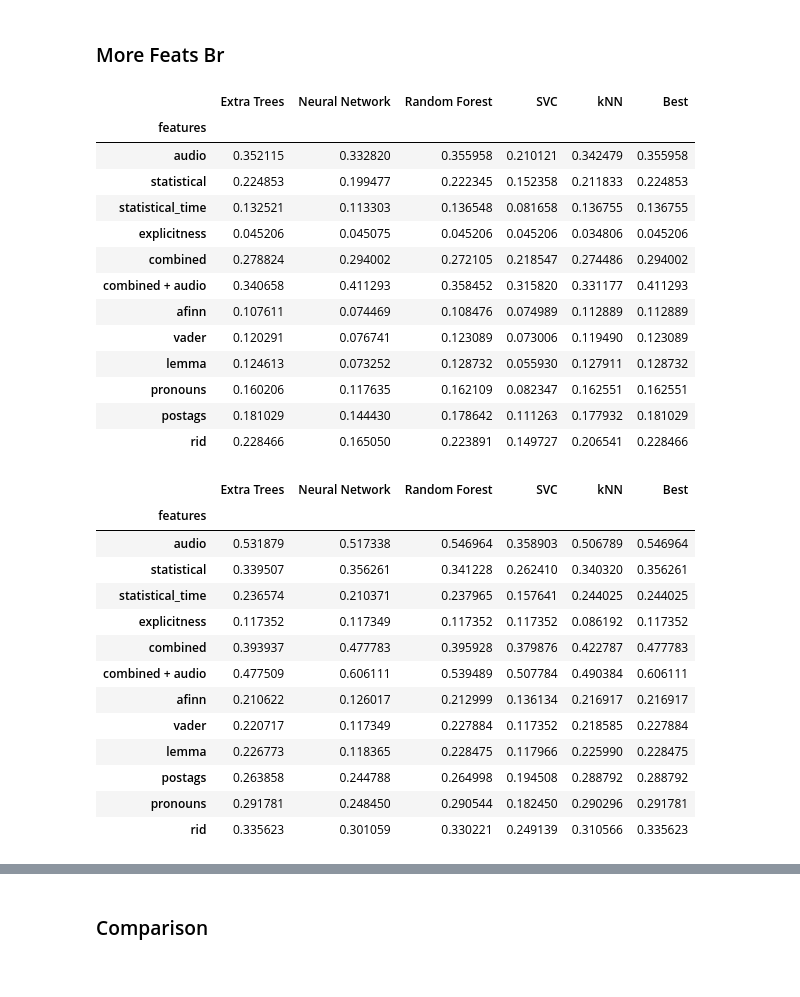
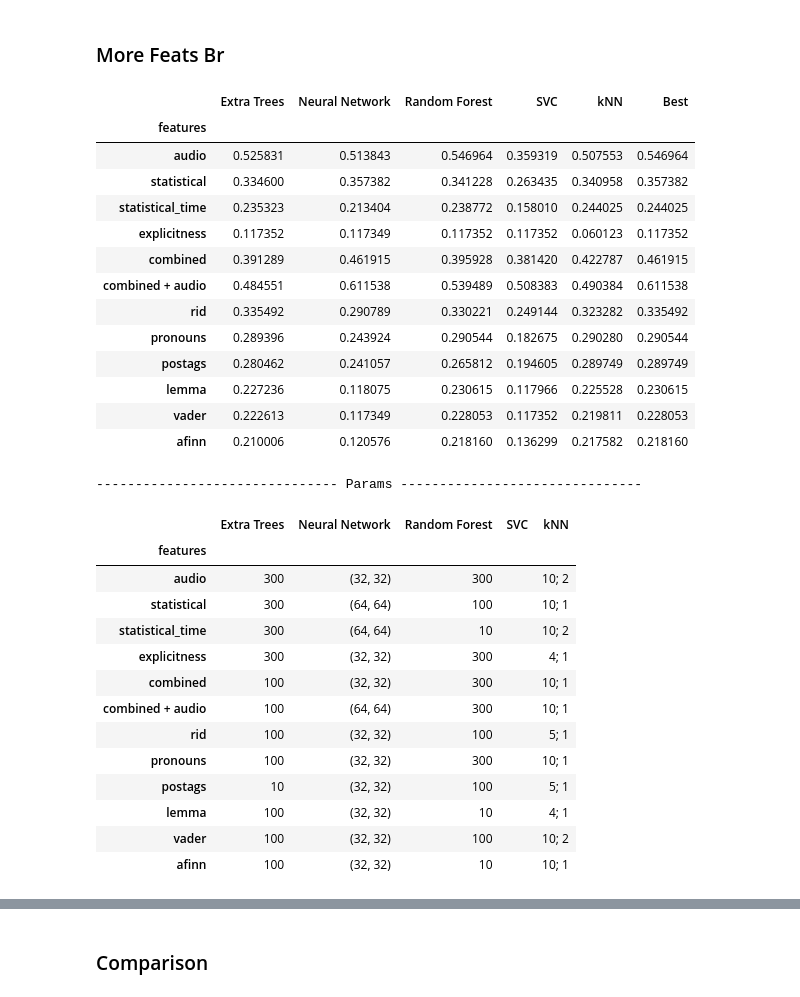
Before and after one commit to leticiatavaresds/Analysis-of-Songs-in-Portuguese, a Jupyter notebook: 02_Analysis/03_Analysis_Models.ipynb, the cells around one changed output, grey strips where cells are left out. Saved outputs shown, nothing was run; the diff lists cells and outputs as text; code cells hidden in the pictures.

```diff
--- a/02_Analysis/03_Analysis_Models.ipynb
+++ b/02_Analysis/03_Analysis_Models.ipynb
@@ -82,7 +82,9 @@ def get_df_result(dfs, type="score"):
 
     for df_name in dfs.keys():
         column_mean = "mean_test_f1_macro"
+
         df = dfs[df_name]
+        df = df.sort_values(by='mean_test_f1_macro', ascending=False).reset_index(drop=True)
 
         # Format parameter strings for the neural network model
         if df_name == "df_neural_network":
@@ -91,18 +93,24 @@ def get_df_result(dfs, type="score"):
                 axis=1)
 
         df = df[['feature_group', column_mean, 'params']]
+
+
+
         df.params = df.params.str.replace("model__", "")
 
         df_name = df_name.replace("df_", "").replace("_results", "")
         model_name = dict_column_name[df_name]
 
         df = df.rename({column_mean: df_name, 'params': f"{model_name}_params"}, axis=1)
-        df = df.sort_values(df_name).drop_duplicates("feature_group", keep="first")
+
+        df = df.drop_duplicates("feature_group", keep="first")
+
 
         if not df_result.empty:
             df_result = df_result.merge(df, on="feature_group")
         else:
             df_result = df.copy()
+
 
     # Sort the dataframe by the predefined order of feature groups
     df_result['Order'] = pd.Categorical(df_result['feature_group'], categories=order, ordered=True)
@@ -150,7 +158,7 @@ def extract_value(dict_str, keys):
         if key in dict_str:
             values += ("; " + str(dict_str[key]))
 
-    values = values[2:] if values.startswith("; ") else s
+    values = values[2:] if values.startswith("; ") else values
     return values
 
 def get_df_params(df_result):
@@ -347,52 +385,52 @@ ax.invert_yaxis()
 # %% [markdown]
 ### More Feats Br
-# %%
-df_result
-# %% [output]
-|  | Extra Trees | Neural Network | Random Forest | SVC | kNN | Best |
-| features |  |  |  |  |  |  |
-| audio | 0.352115 | 0.332820 | 0.355958 | 0.210121 | 0.342479 | 0.355958 |
-| statistical | 0.224853 | 0.199477 | 0.222345 | 0.152358 | 0.211833 | 0.224853 |
-| statistical_time | 0.132521 | 0.113303 | 0.136548 | 0.081658 | 0.136755 | 0.136755 |
-| explicitness | 0.045206 | 0.045075 | 0.045206 | 0.045206 | 0.034806 | 0.045206 |
-| combined | 0.278824 | 0.294002 | 0.272105 | 0.218547 | 0.274486 | 0.294002 |
-| combined + audio | 0.340658 | 0.411293 | 0.358452 | 0.315820 | 0.331177 | 0.411293 |
-| afinn | 0.107611 | 0.074469 | 0.108476 | 0.074989 | 0.112889 | 0.112889 |
-| vader | 0.120291 | 0.076741 | 0.123089 | 0.073006 | 0.119490 | 0.123089 |
-| lemma | 0.124613 | 0.073252 | 0.128732 | 0.055930 | 0.127911 | 0.128732 |
-| pronouns | 0.160206 | 0.117635 | 0.162109 | 0.082347 | 0.162551 | 0.162551 |
-| postags | 0.181029 | 0.144430 | 0.178642 | 0.111263 | 0.177932 | 0.181029 |
-| rid | 0.228466 | 0.165050 | 0.223891 | 0.149727 | 0.206541 | 0.228466 |
 # %%
 dfs = get_dfs_models("F1_br_genres_more_feats")
 df_result = get_df_result(dfs, "f1_macro")
 df_feats = get_best_models(df_result, group)
 df_feats = df_feats.rename({"Best": "Br_Genres_Feat_Selec_Best_Score",
                             "Model": "Br_Genres_Feat_Selec_Best_Model"}, axis=1)
 
-# df_params = get_df_params(df_result)
+df_params = get_df_params(df_result)
 
 df_comp = pd.concat([df_comp, df_feats], axis = 1)
 
 df_result = df_result.select_dtypes(include=[np.number])
 styled_df = df_result.style.apply(highlight_max, axis=1)
 display(styled_df)
-# display(df_params)
+
+print("------------------------------- Params -------------------------------")
+display(df_params)
 # %% [output]
 |  | Extra Trees | Neural Network | Random Forest | SVC | kNN | Best |
 | features |  |  |  |  |  |  |
-| audio | 0.531879 | 0.517338 | 0.546964 | 0.358903 | 0.506789 | 0.546964 |
-| statistical | 0.339507 | 0.356261 | 0.341228 | 0.262410 | 0.340320 | 0.356261 |
-| statistical_time | 0.236574 | 0.210371 | 0.237965 | 0.157641 | 0.244025 | 0.244025 |
-| explicitness | 0.117352 | 0.117349 | 0.117352 | 0.117352 | 0.086192 | 0.117352 |
-| combined | 0.393937 | 0.477783 | 0.395928 | 0.379876 | 0.422787 | 0.477783 |
-| combined + audio | 0.477509 | 0.606111 | 0.539489 | 0.507784 | 0.490384 | 0.606111 |
-| afinn | 0.210622 | 0.126017 | 0.212999 | 0.136134 | 0.216917 | 0.216917 |
-| vader | 0.220717 | 0.117349 | 0.227884 | 0.117352 | 0.218585 | 0.227884 |
-| lemma | 0.226773 | 0.118365 | 0.228475 | 0.117966 | 0.225990 | 0.228475 |
-| postags | 0.263858 | 0.244788 | 0.264998 | 0.194508 | 0.288792 | 0.288792 |
-| pronouns | 0.291781 | 0.248450 | 0.290544 | 0.182450 | 0.290296 | 0.291781 |
-| rid | 0.335623 | 0.301059 | 0.330221 | 0.249139 | 0.310566 | 0.335623 |
+| audio | 0.525831 | 0.513843 | 0.546964 | 0.359319 | 0.507553 | 0.546964 |
+| statistical | 0.334600 | 0.357382 | 0.341228 | 0.263435 | 0.340958 | 0.357382 |
+| statistical_time | 0.235323 | 0.213404 | 0.238772 | 0.158010 | 0.244025 | 0.244025 |
+| explicitness | 0.117352 | 0.117349 | 0.117352 | 0.117352 | 0.060123 | 0.117352 |
+| combined | 0.391289 | 0.461915 | 0.395928 | 0.381420 | 0.422787 | 0.461915 |
+| combined + audio | 0.484551 | 0.611538 | 0.539489 | 0.508383 | 0.490384 | 0.611538 |
+| rid | 0.335492 | 0.290789 | 0.330221 | 0.249144 | 0.323282 | 0.335492 |
+| pronouns | 0.289396 | 0.243924 | 0.290544 | 0.182675 | 0.290280 | 0.290544 |
+| postags | 0.280462 | 0.241057 | 0.265812 | 0.194605 | 0.289749 | 0.289749 |
+| lemma | 0.227236 | 0.118075 | 0.230615 | 0.117966 | 0.225528 | 0.230615 |
+| vader | 0.222613 | 0.117349 | 0.228053 | 0.117352 | 0.219811 | 0.228053 |
+| afinn | 0.210006 | 0.120576 | 0.218160 | 0.136299 | 0.217582 | 0.218160 |
+------------------------------- Params -------------------------------
+|  | Extra Trees | Neural Network | Random Forest | SVC | kNN |
+| features |  |  |  |  |  |
+| audio | 300 | (32, 32) | 300 |  | 10; 2 |
+| statistical | 300 | (64, 64) | 100 |  | 10; 1 |
+| statistical_time | 300 | (64, 64) | 10 |  | 10; 2 |
+| explicitness | 300 | (32, 32) | 300 |  | 4; 1 |
+| combined | 100 | (32, 32) | 300 |  | 10; 1 |
+| combined + audio | 100 | (64, 64) | 300 |  | 10; 1 |
+| rid | 100 | (32, 32) | 100 |  | 5; 1 |
+| pronouns | 100 | (32, 32) | 300 |  | 10; 1 |
+| postags | 10 | (32, 32) | 100 |  | 5; 1 |
+| lemma | 100 | (32, 32) | 10 |  | 4; 1 |
+| vader | 100 | (32, 32) | 100 |  | 10; 2 |
+| afinn | 100 | (32, 32) | 10 |  | 10; 1 |
 # %%
 ax = df_result.plot.barh(
     title='Br Genres - F1 Macro',
```
Also changed, not shown: parts of 10 cells of this notebook, 5 other files.
